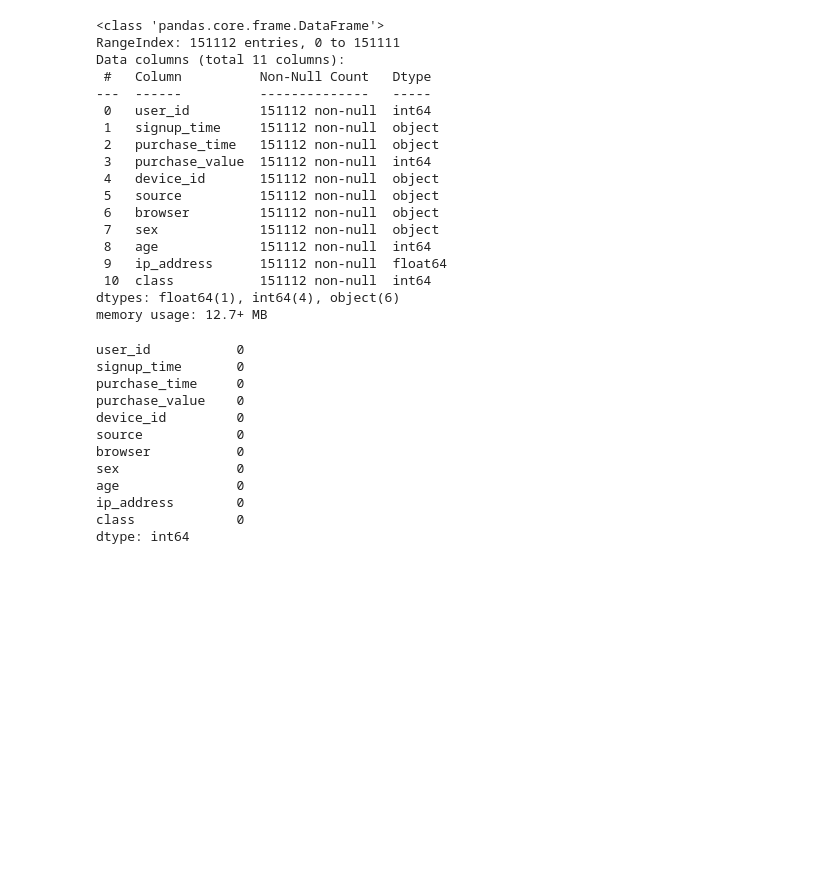
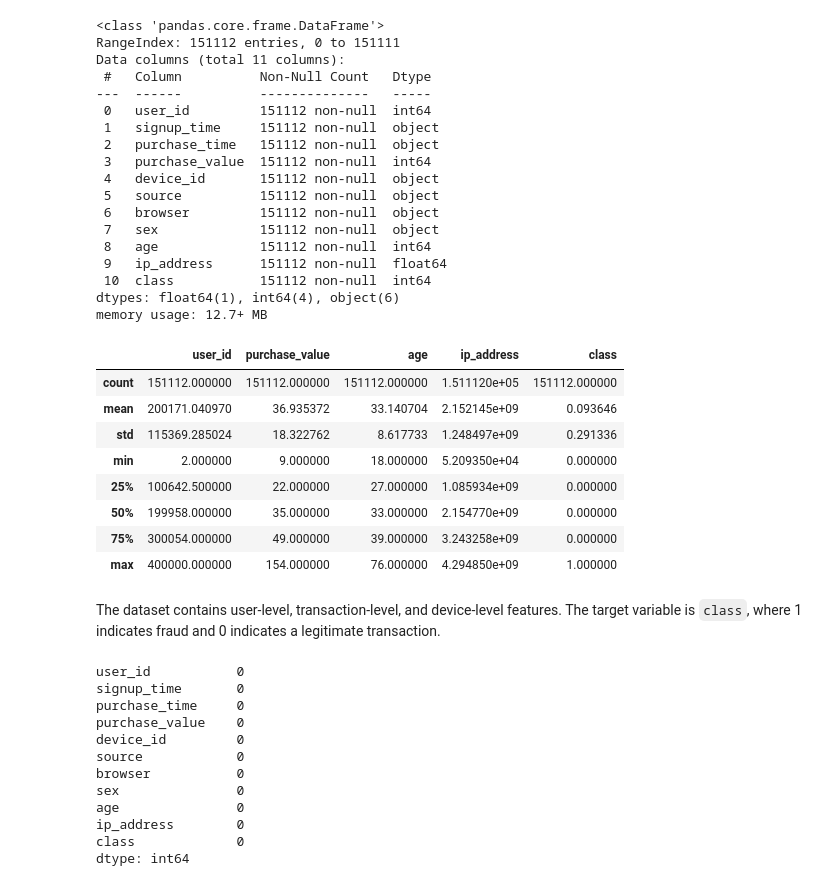
Before and after one commit to fayza-shemsu/fraud-detection, a Jupyter notebook: notebooks/eda-fraud-data.ipynb, the cells around one changed output. Saved outputs shown, nothing was run; the diff lists cells and outputs as text; code cells hidden in the pictures; blank space fills up the shorter version.

```diff
--- a/notebooks/eda-fraud-data.ipynb
+++ b/notebooks/eda-fraud-data.ipynb
@@ -36,4 +45,18 @@ Data columns (total 11 columns):
  10  class           151112 non-null  int64
 dtypes: float64(1), int64(4), object(6)
 memory usage: 12.7+ MB
+# %%
+df.describe()
+# %% [output]
+|  | user_id | purchase_value | age | ip_address | class |
+| count | 151112.000000 | 151112.000000 | 151112.000000 | 1.511120e+05 | 151112.000000 |
+| mean | 200171.040970 | 36.935372 | 33.140704 | 2.152145e+09 | 0.093646 |
+| std | 115369.285024 | 18.322762 | 8.617733 | 1.248497e+09 | 0.291336 |
+| min | 2.000000 | 9.000000 | 18.000000 | 5.209350e+04 | 0.000000 |
+| 25% | 100642.500000 | 22.000000 | 27.000000 | 1.085934e+09 | 0.000000 |
+| 50% | 199958.000000 | 35.000000 | 33.000000 | 2.154770e+09 | 0.000000 |
+| 75% | 300054.000000 | 49.000000 | 39.000000 | 3.243258e+09 | 0.000000 |
+| max | 400000.000000 | 154.000000 | 76.000000 | 4.294850e+09 | 1.000000 |
+# %% [markdown]
+The dataset contains user-level, transaction-level, and device-level features. The target variable is `class`, where 1 indicates fraud and 0 indicates a legitimate transaction.
 # %%
```
Also changed, not shown: parts of 22 cells of this notebook, 6 other files.
